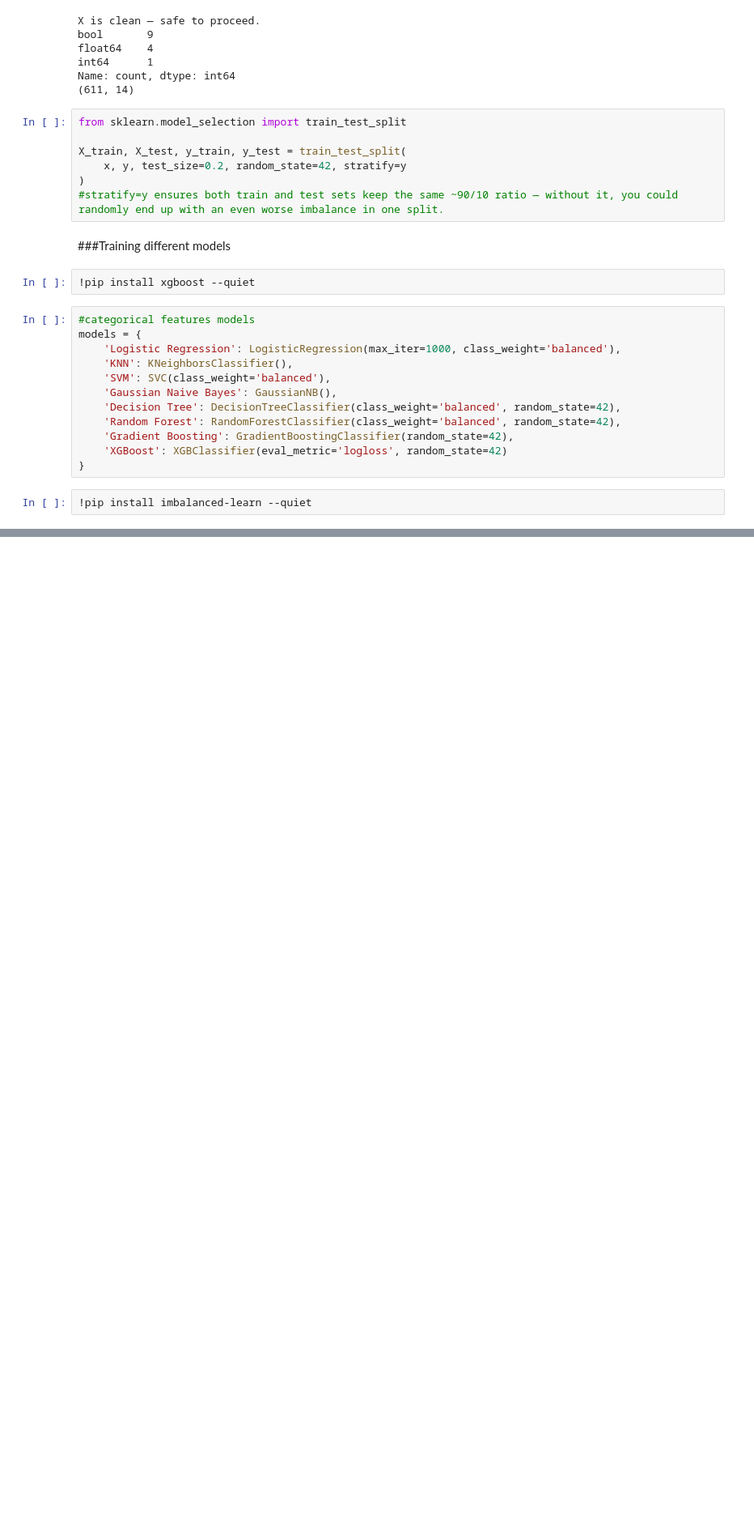
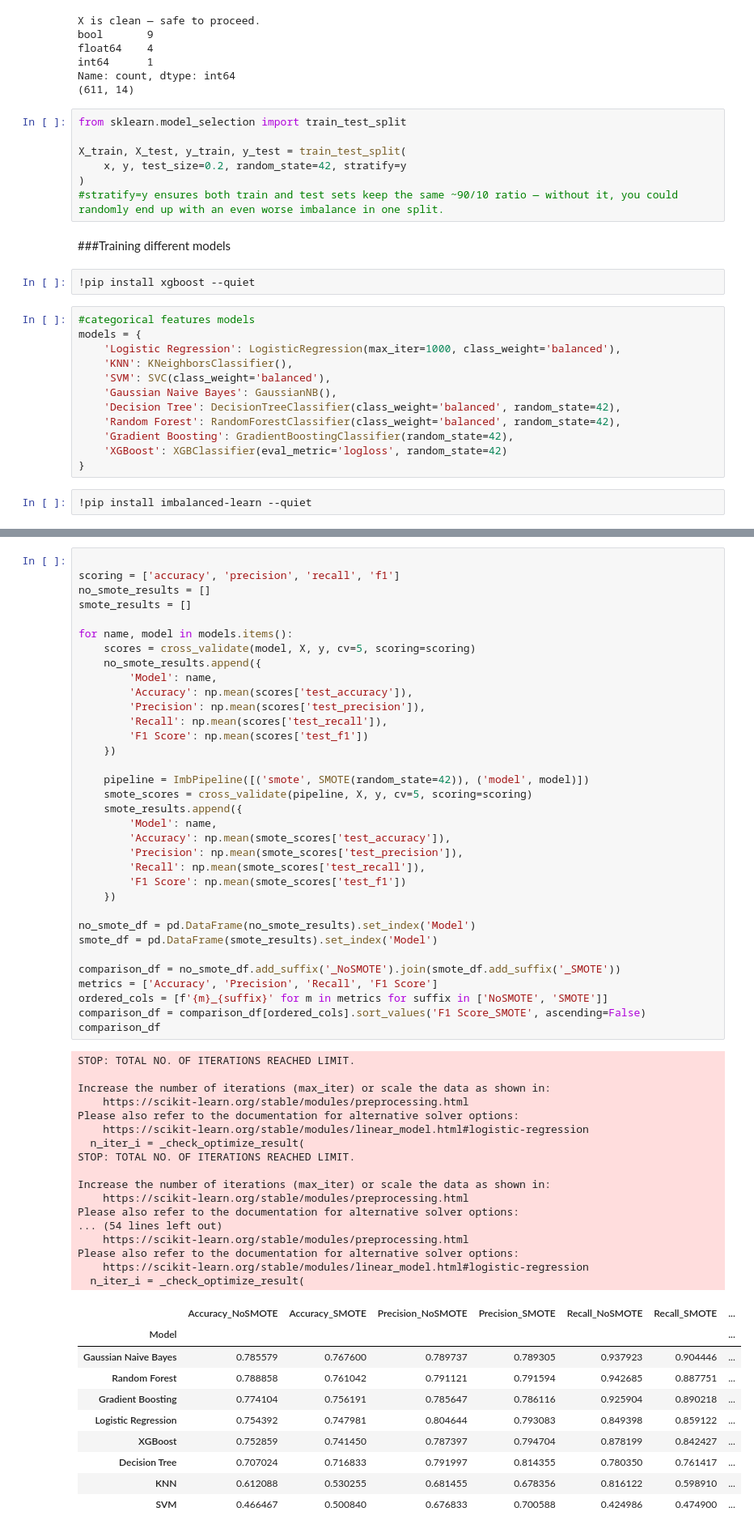
Before and after one commit to JoshOmondi/Loan-Predictions, a Jupyter notebook: loan-pediction.ipynb, the cells around one changed output, grey strips where cells are left out. Shown at 81% size. Cells and saved outputs as stored; diff of their text form; blank space fills up the shorter version.

Commit message:
model comparison

```diff
--- a/loan-pediction.ipynb
+++ b/loan-pediction.ipynb
@@ -413,0 +456,62 @@ models = {
+# %%
+
+scoring = ['accuracy', 'precision', 'recall', 'f1']
+no_smote_results = []
+smote_results = []
+
+for name, model in models.items():
+    scores = cross_validate(model, X, y, cv=5, scoring=scoring)
+    no_smote_results.append({
+        'Model': name,
+        'Accuracy': np.mean(scores['test_accuracy']),
+        'Precision': np.mean(scores['test_precision']),
+        'Recall': np.mean(scores['test_recall']),
+        'F1 Score': np.mean(scores['test_f1'])
+    })
+
+    pipeline = ImbPipeline([('smote', SMOTE(random_state=42)), ('model', model)])
+    smote_scores = cross_validate(pipeline, X, y, cv=5, scoring=scoring)
+    smote_results.append({
+        'Model': name,
+        'Accuracy': np.mean(smote_scores['test_accuracy']),
+        'Precision': np.mean(smote_scores['test_precision']),
+        'Recall': np.mean(smote_scores['test_recall']),
+        'F1 Score': np.mean(smote_scores['test_f1'])
+    })
+
+no_smote_df = pd.DataFrame(no_smote_results).set_index('Model')
+smote_df = pd.DataFrame(smote_results).set_index('Model')
+
+comparison_df = no_smote_df.add_suffix('_NoSMOTE').join(smote_df.add_suffix('_SMOTE'))
+metrics = ['Accuracy', 'Precision', 'Recall', 'F1 Score']
+ordered_cols = [f'{m}_{suffix}' for m in metrics for suffix in ['NoSMOTE', 'SMOTE']]
+comparison_df = comparison_df[ordered_cols].sort_values('F1 Score_SMOTE', ascending=False)
+comparison_df
+# %% [output]
+STOP: TOTAL NO. OF ITERATIONS REACHED LIMIT.
+
+Increase the number of iterations (max_iter) or scale the data as shown in:
+    https://scikit-learn.org/stable/modules/preprocessing.html
+Please also refer to the documentation for alternative solver options:
+    https://scikit-learn.org/stable/modules/linear_model.html#logistic-regression
+  n_iter_i = _check_optimize_result(
+STOP: TOTAL NO. OF ITERATIONS REACHED LIMIT.
+
+Increase the number of iterations (max_iter) or scale the data as shown in:
+    https://scikit-learn.org/stable/modules/preprocessing.html
+Please also refer to the documentation for alternative solver options:
+... (54 lines left out)
+    https://scikit-learn.org/stable/modules/preprocessing.html
+Please also refer to the documentation for alternative solver options:
+    https://scikit-learn.org/stable/modules/linear_model.html#logistic-regression
+  n_iter_i = _check_optimize_result(
+|  | Accuracy_NoSMOTE | Accuracy_SMOTE | Precision_NoSMOTE | Precision_SMOTE | Recall_NoSMOTE | Recall_SMOTE | ... |
+| Model |  |  |  |  |  |  | ... |
+| Gaussian Naive Bayes | 0.785579 | 0.767600 | 0.789737 | 0.789305 | 0.937923 | 0.904446 | ... |
+| Random Forest | 0.788858 | 0.761042 | 0.791121 | 0.791594 | 0.942685 | 0.887751 | ... |
+| Gradient Boosting | 0.774104 | 0.756191 | 0.785647 | 0.786116 | 0.925904 | 0.890218 | ... |
+| Logistic Regression | 0.754392 | 0.747981 | 0.804644 | 0.793083 | 0.849398 | 0.859122 | ... |
+| XGBoost | 0.752859 | 0.741450 | 0.787397 | 0.794704 | 0.878199 | 0.842427 | ... |
+| Decision Tree | 0.707024 | 0.716833 | 0.791997 | 0.814355 | 0.780350 | 0.761417 | ... |
+| KNN | 0.612088 | 0.530255 | 0.681455 | 0.678356 | 0.816122 | 0.598910 | ... |
+| SVM | 0.466467 | 0.500840 | 0.676833 | 0.700588 | 0.424986 | 0.474900 | ... |
```
Also changed, not shown: parts of 10 cells of this notebook.
